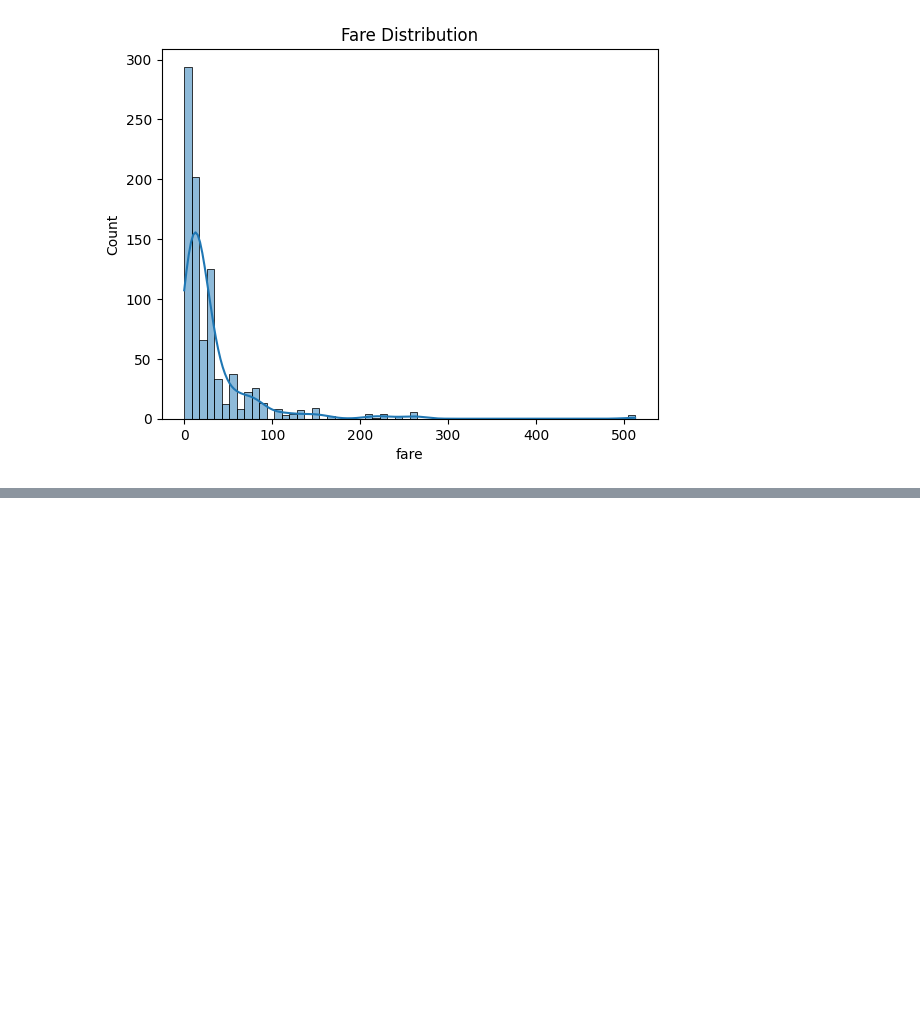
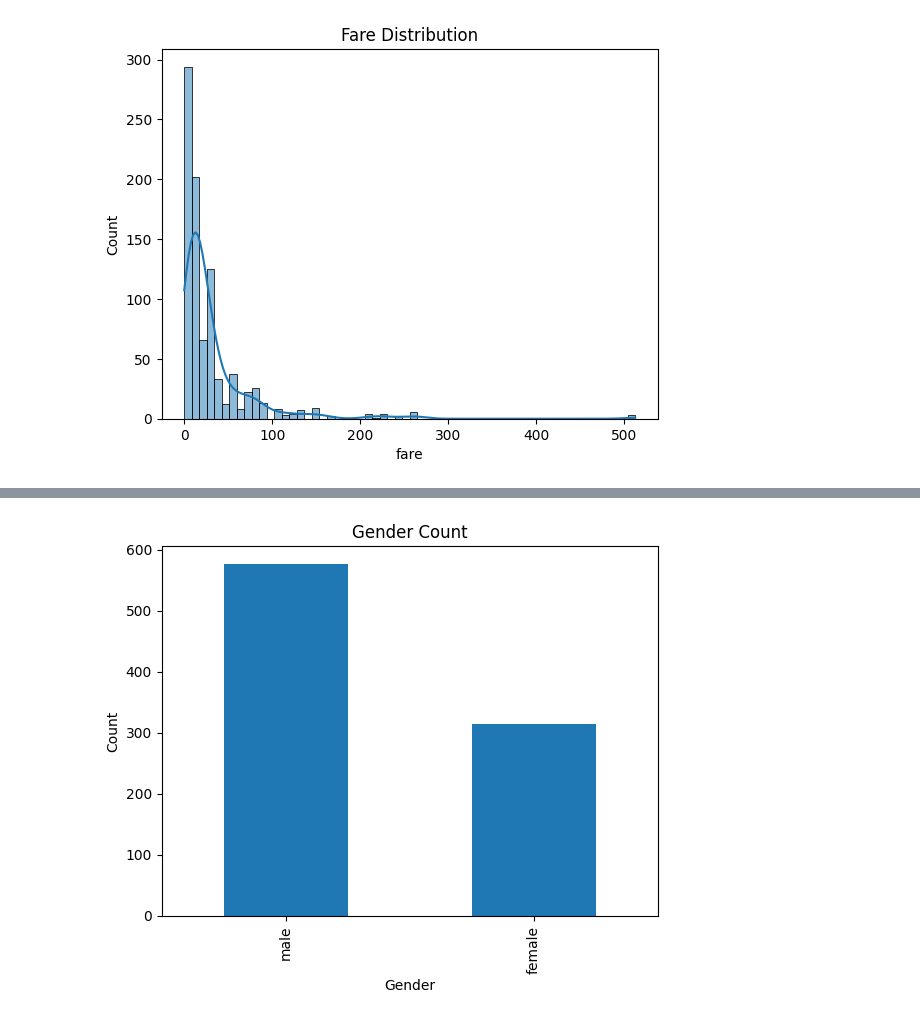
Before and after one commit to RangeshPandianPT/Data-Science_with-ML, a Jupyter notebook: Data_Visualization.ipynb, the cells around one changed output, grey strips where cells are left out. Saved outputs shown, nothing was run; the diff lists cells and outputs as text; code cells hidden in the pictures; blank space fills up the shorter version.

```diff
--- a/Data_Visualization.ipynb
+++ b/Data_Visualization.ipynb
@@ -193,0 +202,8 @@ plt.show()
+# %%
+titanic_data["sex"].value_counts().plot(kind="bar")
+plt.title("Gender Count")
+plt.xlabel("Gender")
+plt.ylabel("Count")
+plt.show()
+# %% [output]
+[figure, added]
```
Also changed, not shown: parts of 16 cells of this notebook.
